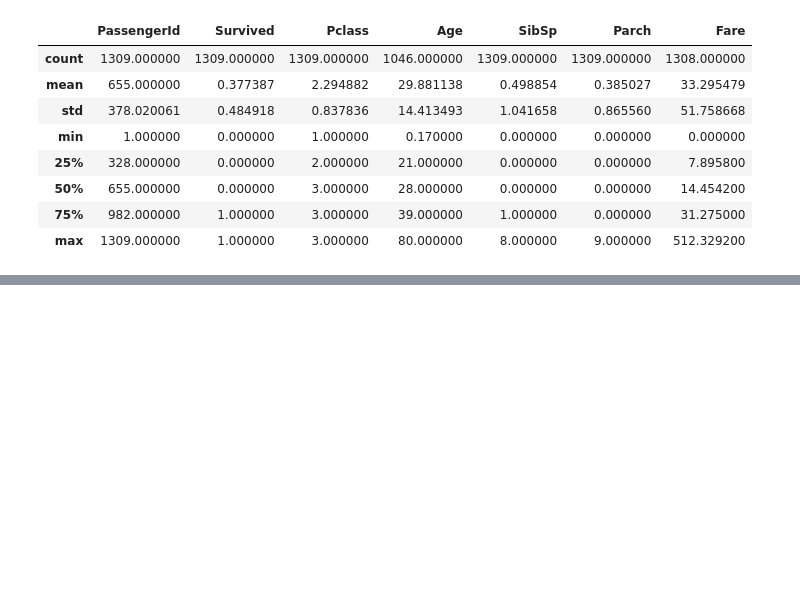
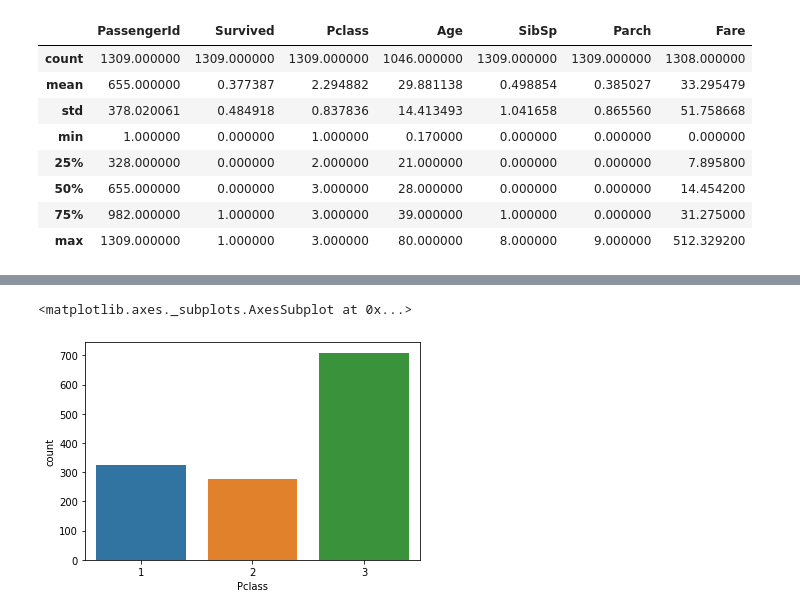
Before and after one commit to webabdullah/COLLECTED_LEARN, a Jupyter notebook: data_set_titanic(part4).ipynb, the cells around one changed output, grey strips where cells are left out. Drawn from its saved outputs; the diff is of its cells as text; code cells hidden in the pictures; blank space fills up the shorter version.

```diff
--- a/data_set_titanic(part4).ipynb
+++ b/data_set_titanic(part4).ipynb
@@ -56,0 +82,5 @@ titanic.describe()
+# %%
+countplot('Pclass')
+# %% [output]
+<matplotlib.axes._subplots.AxesSubplot at 0x...>
+[figure, added]
```
Also changed, not shown: parts of 9 cells of this notebook.
